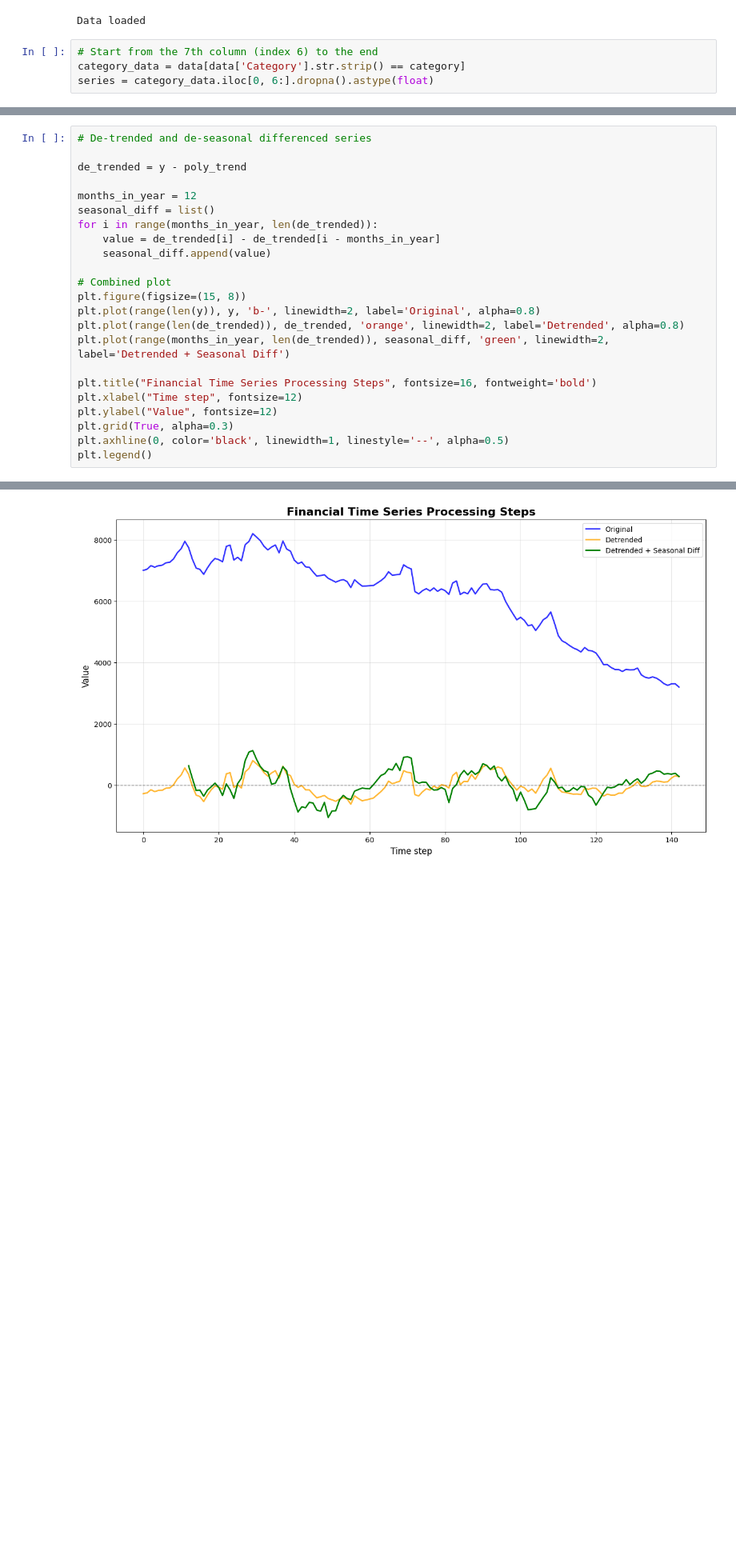
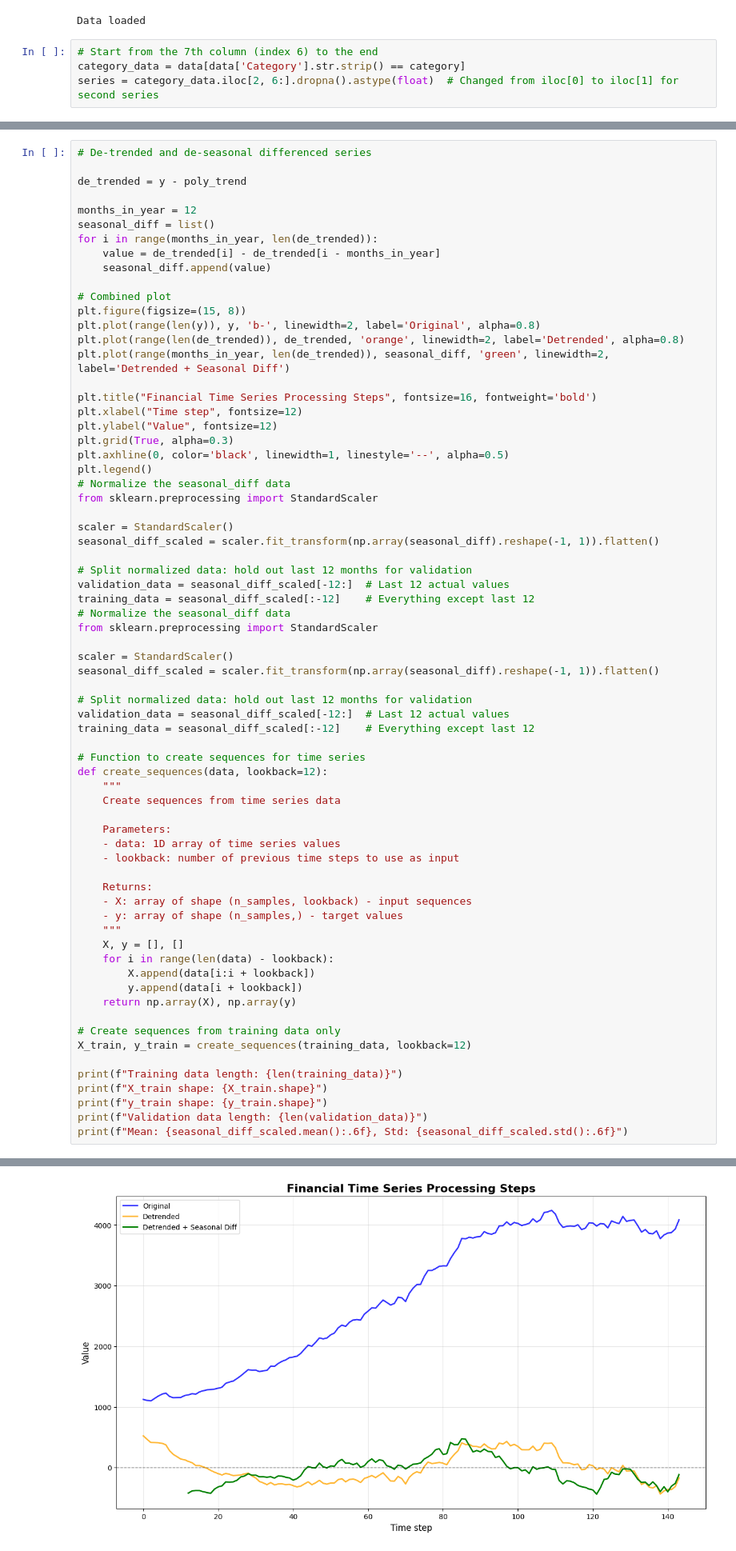
Before and after one commit to thomasvedaa/neuralnetworks, a Jupyter notebook: processing.ipynb, the cells around one changed output, grey strips where cells are left out. Shown: that part at 80% size. Saved outputs shown, nothing was run; the diff lists cells and outputs as text; blank space fills up the shorter version.

```diff
--- a/processing.ipynb
+++ b/processing.ipynb
@@ -17,4 +21,4 @@ Data loaded
 # %%
 # Start from the 7th column (index 6) to the end
 category_data = data[data['Category'].str.strip() == category]
-series = category_data.iloc[0, 6:].dropna().astype(float)
+series = category_data.iloc[2, 6:].dropna().astype(float)  # Changed from iloc[0] to iloc[1] for second series
@@ -65,4 +73,50 @@ plt.ylabel("Value", fontsize=12)
 plt.grid(True, alpha=0.3)
 plt.axhline(0, color='black', linewidth=1, linestyle='--', alpha=0.5)
 plt.legend()
+# Normalize the seasonal_diff data
+from sklearn.preprocessing import StandardScaler
+
+scaler = StandardScaler()
+seasonal_diff_scaled = scaler.fit_transform(np.array(seasonal_diff).reshape(-1, 1)).flatten()
+
+# Split normalized data: hold out last 12 months for validation
+validation_data = seasonal_diff_scaled[-12:]  # Last 12 actual values
+training_data = seasonal_diff_scaled[:-12]    # Everything except last 12
+# Normalize the seasonal_diff data
+from sklearn.preprocessing import StandardScaler
+
+scaler = StandardScaler()
+seasonal_diff_scaled = scaler.fit_transform(np.array(seasonal_diff).reshape(-1, 1)).flatten()
+
+# Split normalized data: hold out last 12 months for validation
+validation_data = seasonal_diff_scaled[-12:]  # Last 12 actual values
+training_data = seasonal_diff_scaled[:-12]    # Everything except last 12
+
+# Function to create sequences for time series
+def create_sequences(data, lookback=12):
+    """
+    Create sequences from time series data
+
+    Parameters:
+    - data: 1D array of time series values
+    - lookback: number of previous time steps to use as input
+
+    Returns:
+    - X: array of shape (n_samples, lookback) - input sequences
+    - y: array of shape (n_samples,) - target values
+    """
+    X, y = [], []
+    for i in range(len(data) - lookback):
+        X.append(data[i:i + lookback])
+        y.append(data[i + lookback])
+    return np.array(X), np.array(y)
+
+# Create sequences from training data only
+X_train, y_train = create_sequences(training_data, lookback=12)
+
+print(f"Training data length: {len(training_data)}")
+print(f"X_train shape: {X_train.shape}")
+print(f"y_train shape: {y_train.shape}")
+print(f"Validation data length: {len(validation_data)}")
+print(f"Mean: {seasonal_diff_scaled.mean():.6f}, Std: {seasonal_diff_scaled.std():.6f}")
 # %% [output]
@@ -70 +128 @@ plt.legend()
-[figure, old version]
+[figure, new version]
```
Also changed, not shown: parts of 17 cells of this notebook.
